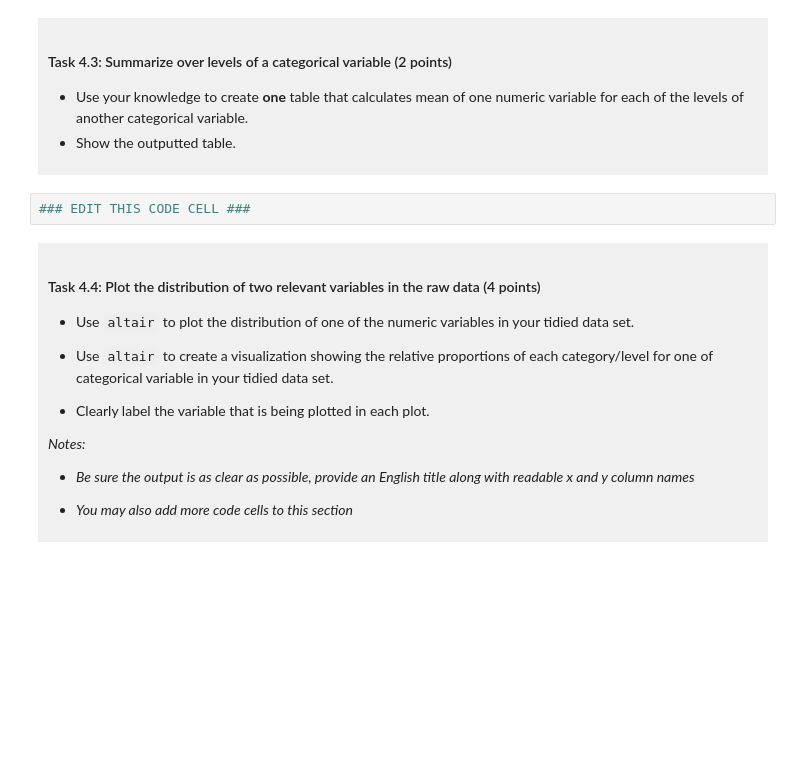
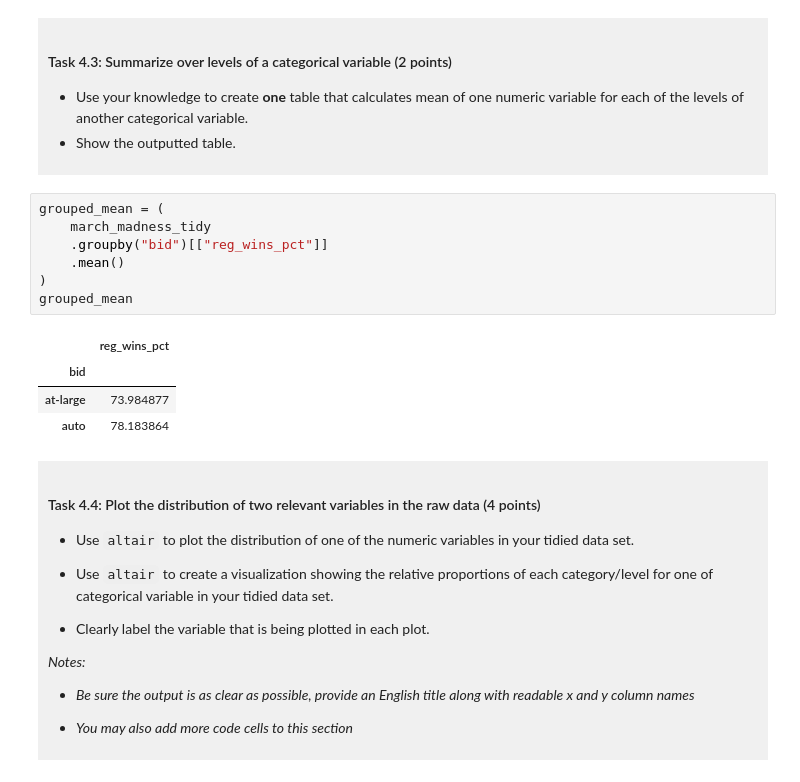
Before and after one commit to jasonpan0888-cmd/dsci-100-project-jason, a Jupyter notebook: dsci-100-project-notebook.ipynb, the cells around one changed output. Cells and saved outputs as stored; diff of their text form; blank space fills up the shorter version.

```diff
--- a/dsci-100-project-notebook.ipynb
+++ b/dsci-100-project-notebook.ipynb
@@ -259,7 +288,17 @@ You will refine your research question (if needed) and produce a tidy data set.
 - Show the outputted table.
 </div>
 # %%
-### EDIT THIS CODE CELL ###
+grouped_mean = (
+    march_madness_tidy
+    .groupby("bid")[["reg_wins_pct"]]
+    .mean()
+)
+grouped_mean
+# %% [output]
+|  | reg_wins_pct |
+| bid |  |
+| at-large | 73.984877 |
+| auto | 78.183864 |
 # %% [markdown]
 <div style="background-color: #f0f0f0; padding: 10px;">
 
```
Also changed, not shown: parts of 9 cells of this notebook.
